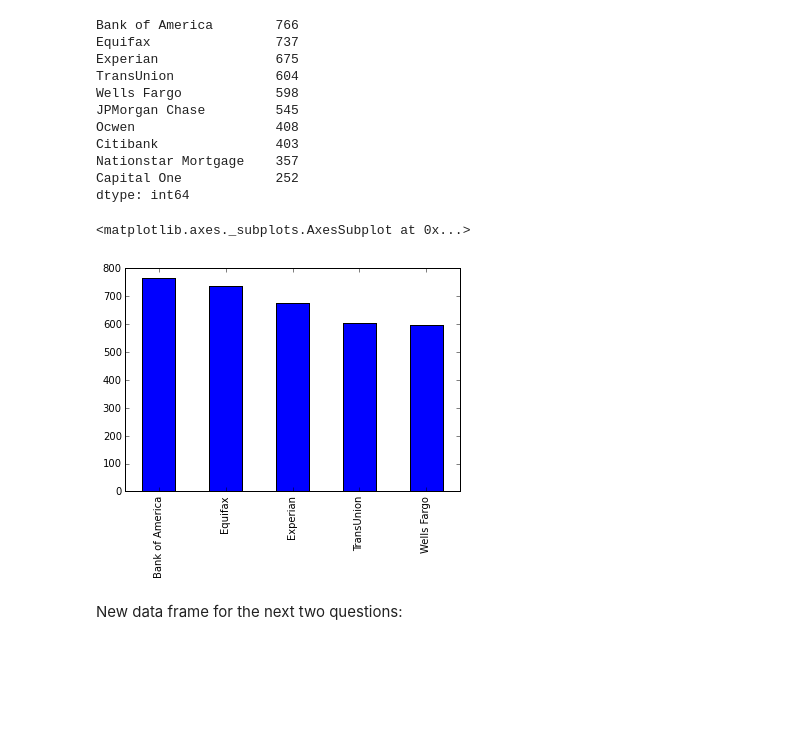
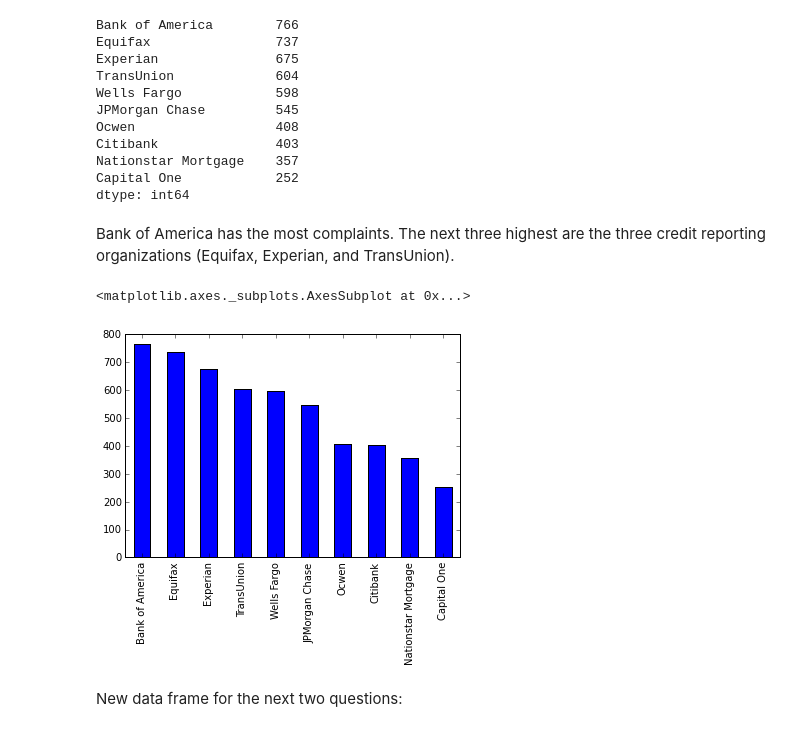
Before and after one commit to BobAmand/consumer-complaints, a Jupyter notebook: consumer_complaints.ipynb, the cells around one changed output. Saved outputs shown, nothing was run; the diff lists cells and outputs as text; code cells hidden in the pictures; blank space fills up the shorter version.

```diff
--- a/consumer_complaints.ipynb
+++ b/consumer_complaints.ipynb
@@ -103,11 +107,13 @@ Citibank               403
 Nationstar Mortgage    357
 Capital One            252
 dtype: int64
+# %% [markdown]
+Bank of America has the most complaints.  The next three highest are the three credit reporting organizations (Equifax, Experian, and TransUnion).
 # %%
-ds_one.Company.value_counts().head().plot(kind='bar')
+ds_one.Company.value_counts().head(10).plot(kind='bar')
 # %% [output]
 <matplotlib.axes._subplots.AxesSubplot at 0x...>
-[figure, old version]
+[figure, new version]
 # %% [markdown]
 New data frame for the next two questions:
 # %%
```
Also changed, not shown: parts of 6 cells of this notebook, 1 other file.
